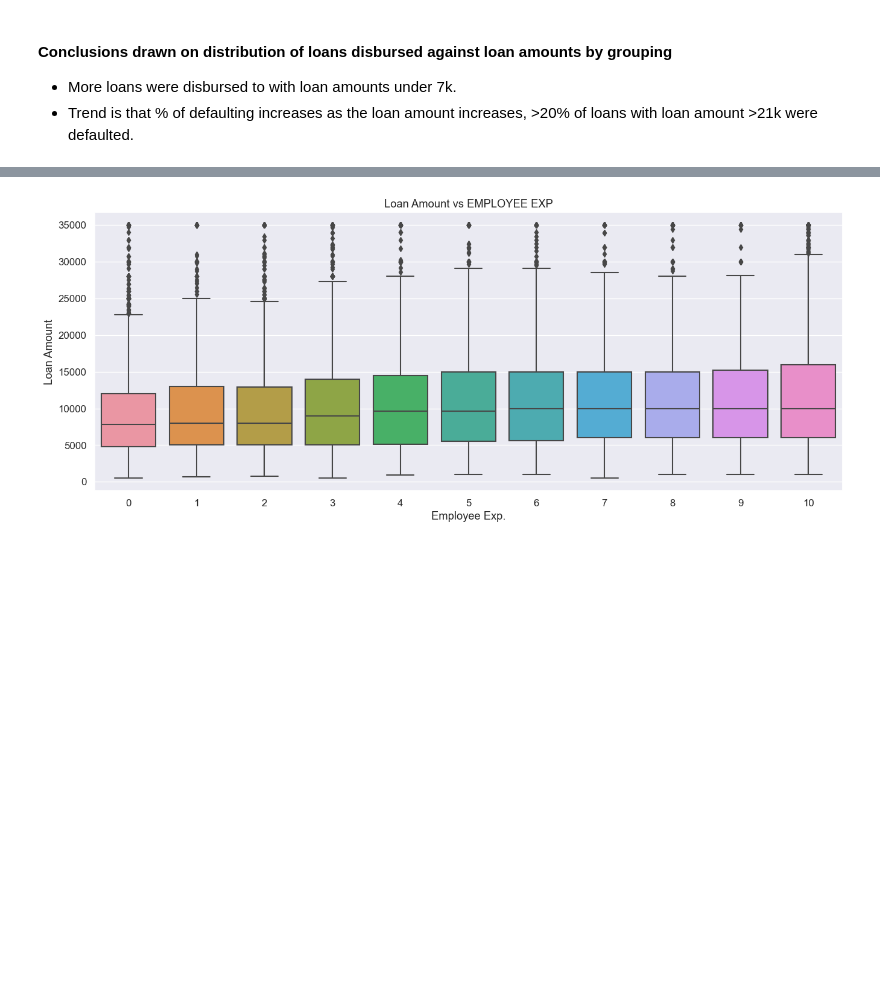
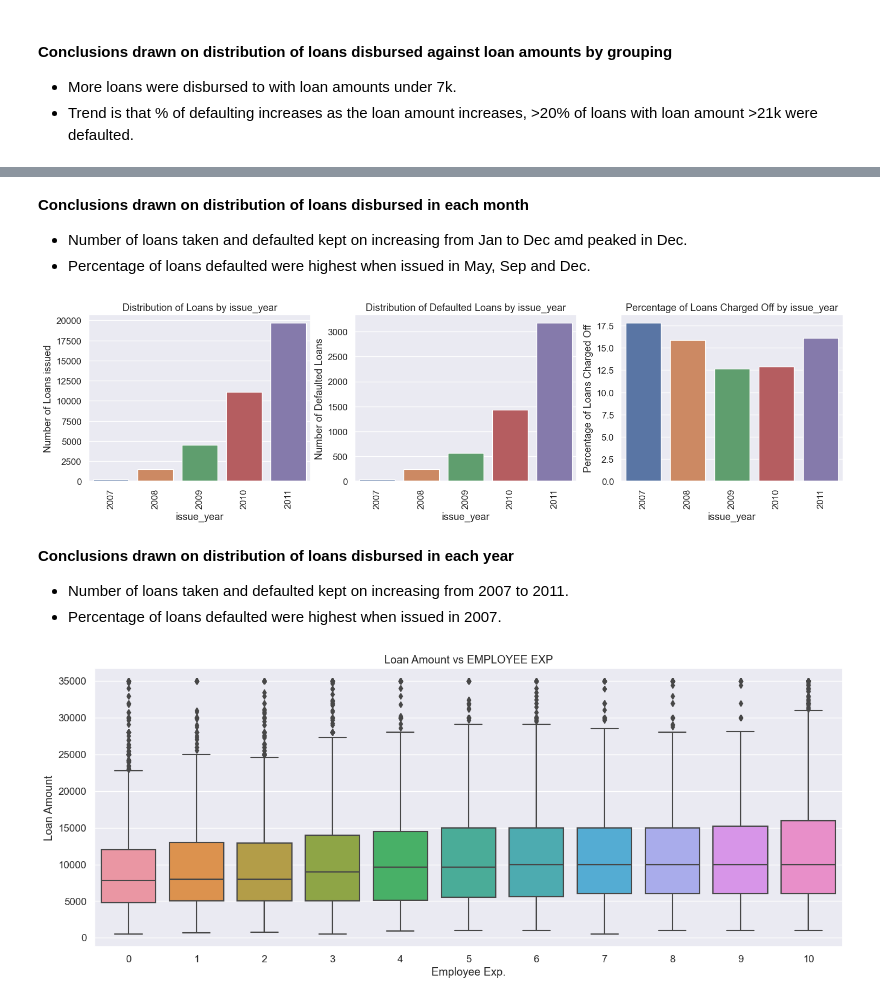
Before and after one commit to karthikgadepalli/LendingClubCaseStudy, a Jupyter notebook: LendingClubCaseStudyAnalysis.ipynb, the cells around one changed output, grey strips where cells are left out. Drawn from its saved outputs; the diff is of its cells as text; code cells hidden in the pictures; blank space fills up the shorter version.

```diff
--- a/LendingClubCaseStudyAnalysis.ipynb
+++ b/LendingClubCaseStudyAnalysis.ipynb
@@ -1244,3 +1408,44 @@ plt.show()
+# %% [markdown]
+**Conclusions drawn on distribution of loans disbursed in each month**
+- Number of loans taken and defaulted kept on increasing from Jan to Dec amd peaked in Dec.
+- Percentage of loans defaulted were highest when issued in May, Sep and Dec.
+# %%
+# issue_year
+# Plotting graph by issue_year
+plt.figure(figsize=(18,4))
+
+plt.subplot(1,3,1)
+sns.countplot( x="issue_year", data=loandfNew)
+plt.title("Distribution of Loans by issue_year")
+plt.xlabel("issue_year")
+plt.ylabel("Number of Loans issued")
+plt.xticks(rotation=90)
+
+plt.subplot(1,3,2)
+sns.countplot( x="issue_year", data=loandfNew[loandfNew['loan_status'] == 'Charged Off'])
+plt.title("Distribution of Defaulted Loans by issue_year")
+plt.xlabel("issue_year")
+plt.ylabel("Number of Defaulted Loans")
+plt.xticks(rotation=90)
+
+plt.subplot(1,3,3)
+# issue_month wide
+total_loans = loandfNew['issue_year'].value_counts().sort_index()
+defaulted_loans = loandfNew[loandfNew['loan_status'] == 'Charged Off']['issue_year'].value_counts().sort_index()
+percentage_defaulted = (defaulted_loans / total_loans) * 100
+sns.barplot(x=percentage_defaulted.index, y=percentage_defaulted.values)
+plt.title("Percentage of Loans Charged Off by issue_year")
+plt.xlabel("issue_year")
+plt.ylabel("Percentage of Loans Charged Off")
+plt.xticks(rotation=90)
+
+plt.show()
+# %% [output]
+[figure, added]
+# %% [markdown]
+**Conclusions drawn on distribution of loans disbursed in each year**
+- Number of loans taken and defaulted kept on increasing from 2007 to 2011.
+- Percentage of loans defaulted were highest when issued in 2007.
 # %%
 #Radhika
 plt.figure(figsize=(16,6))
```
Also changed, not shown: parts of 13 cells of this notebook.
